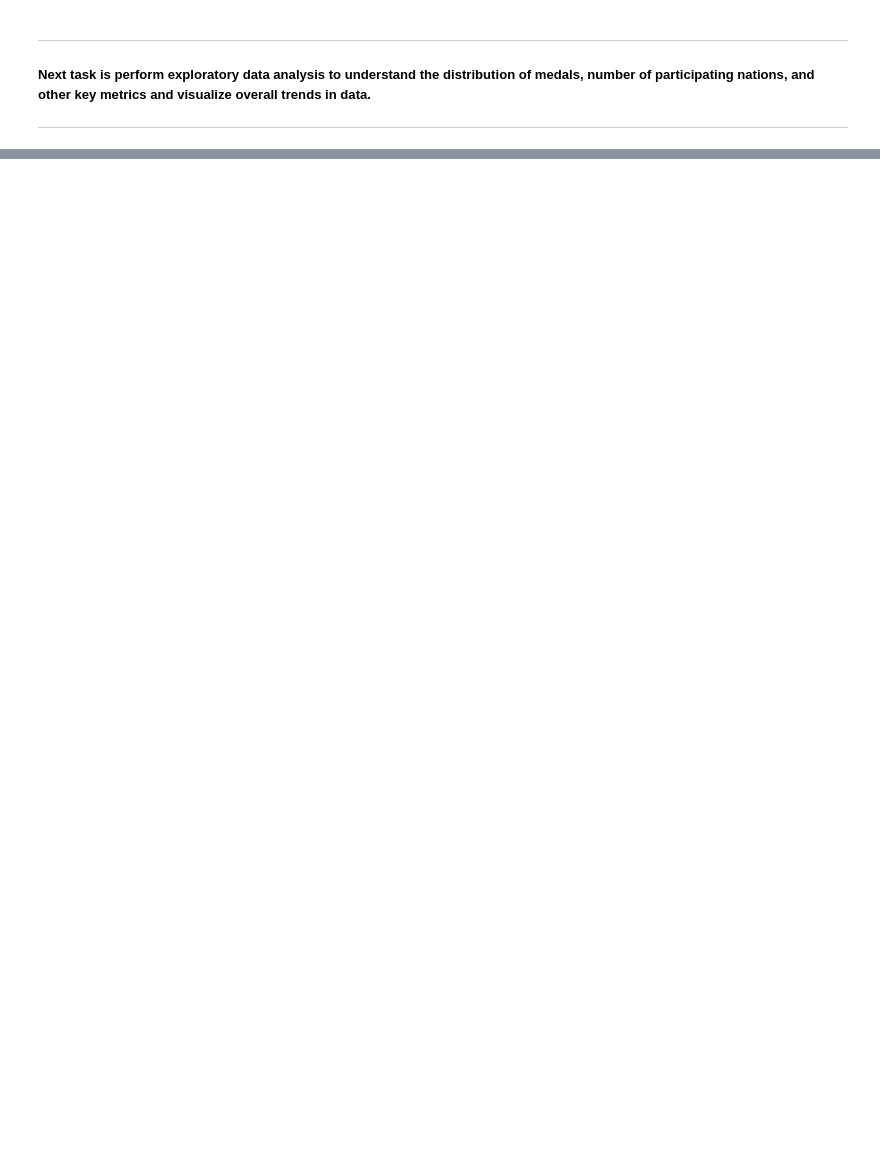
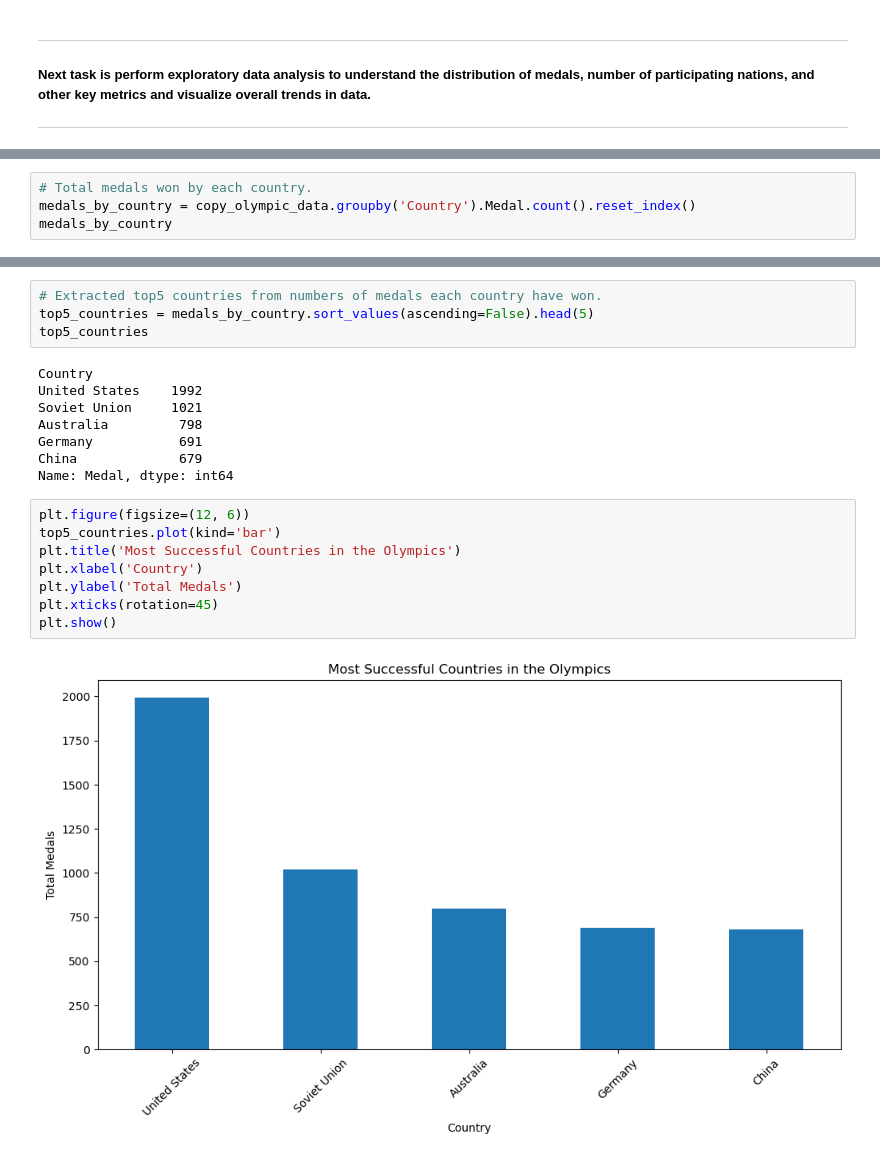
Before and after one commit to amannraawat/hva-hackathon-historical-analysis, a Jupyter notebook: olympic_analysis_notebook.ipynb, the cells around one changed output, grey strips where cells are left out. Saved outputs shown, nothing was run; the diff lists cells and outputs as text; blank space fills up the shorter version.

```diff
--- a/olympic_analysis_notebook.ipynb
+++ b/olympic_analysis_notebook.ipynb
@@ -423,0 +245,4 @@ dtype: int64
+# %%
+# Total medals won by each country.
+medals_by_country = copy_olympic_data.groupby('Country').Medal.count().reset_index()
+medals_by_country
@@ -423,0 +362,22 @@ dtype: int64
+# %%
+# Extracted top5 countries from numbers of medals each country have won.
+top5_countries = medals_by_country.sort_values(ascending=False).head(5)
+top5_countries
+# %% [output]
+Country
+United States    1992
+Soviet Union     1021
+Australia         798
+Germany           691
+China             679
+Name: Medal, dtype: int64
+# %%
+plt.figure(figsize=(12, 6))
+top5_countries.plot(kind='bar')
+plt.title('Most Successful Countries in the Olympics')
+plt.xlabel('Country')
+plt.ylabel('Total Medals')
+plt.xticks(rotation=45)
+plt.show()
+# %% [output]
+[figure, added]
```
Also changed, not shown: parts of 51 cells of this notebook.
